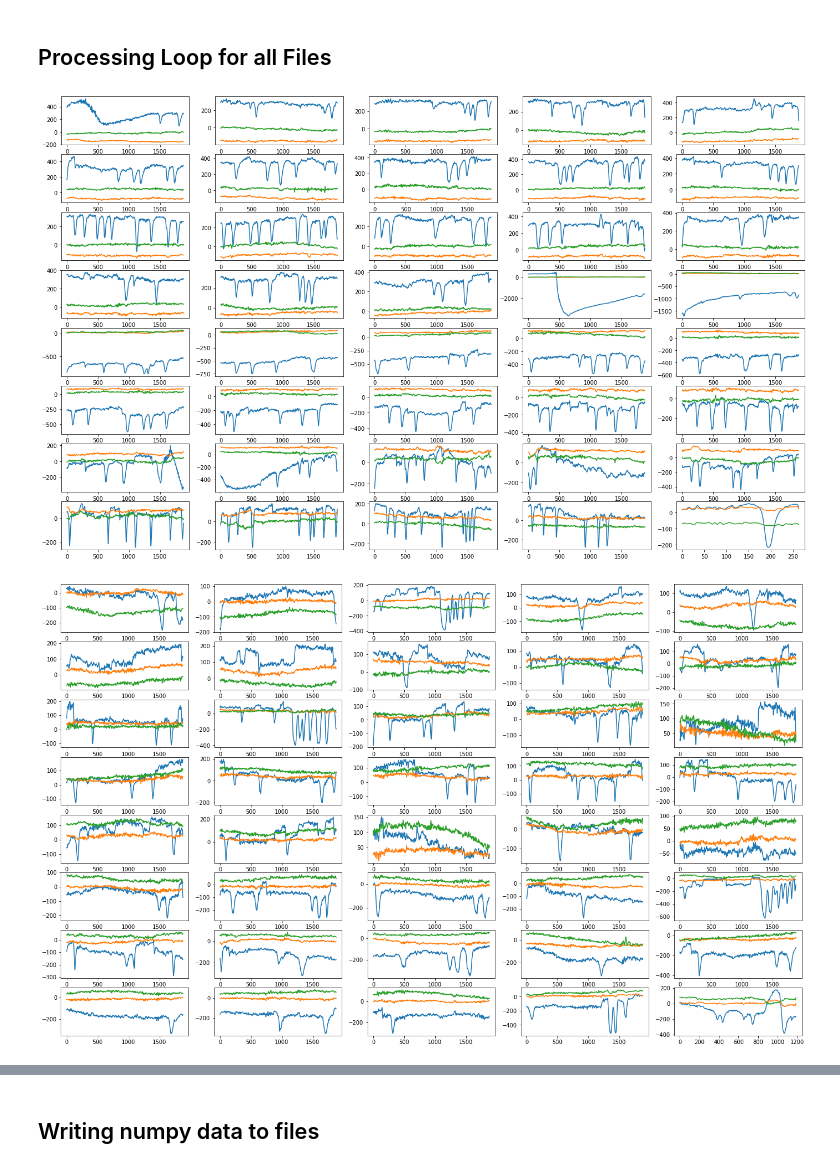
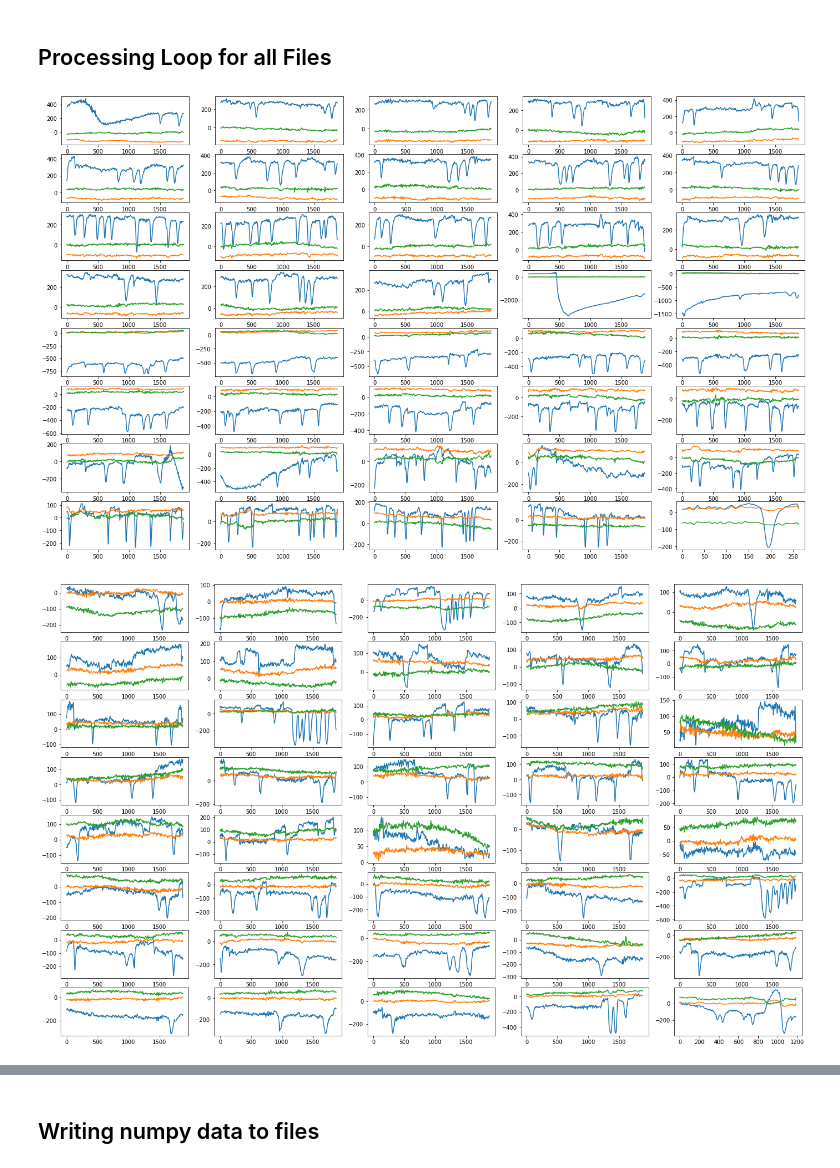
Before and after one commit to scottasut/cogs189-snake-eeg, a Jupyter notebook: processing/processing.ipynb, the cells around one changed output, grey strips where cells are left out. Drawn from its saved outputs; the diff is of its cells as text; code cells hidden in the pictures.

```diff
--- a/processing/processing.ipynb
+++ b/processing/processing.ipynb
@@ -24,7 +24,7 @@ def load_bci_data(path: str) -> pd.DataFrame:
 ## Filtering and Epoching
 # %%
 def filter_signals(df: pd.DataFrame, channels: list) -> pd.DataFrame:
-    b = signal.firwin(numtaps=31, cutoff=[0.1 , 30], pass_zero='bandpass', fs=250)
+    b = signal.firwin(numtaps=51, cutoff=[0.25 , 25], pass_zero='bandpass', fs=250)
     a = 1
     # We will not edit the DataFrame in place.
     result = df.copy()
@@ -64,11 +64,11 @@ def windowed_mean(data: np.array, n_windows: int) -> np.array:
 # %% [markdown]
 ## Processing Loop for all Files
 # %%
-# Find out raw files
+# Find our raw files
 data_files = glob.glob("../data/raw/*.txt")
 signal_channels = ['EXG Channel 0', 'EXG Channel 1', 'EXG Channel 2']
 
-X, y = [], []
+X, y = [], ([0, 1, 0, 1, 1, 0, 0, 1] * 5) * 5
 
 for i, file in enumerate(data_files):
     # Load data from raw files
@@ -90,35 +90,34 @@ for i, file in enumerate(data_files):
     for j, a in enumerate(ax):
         at_epoch = filtered_df[filtered_df['Epoch'] == j].reset_index(drop=True)
         a.plot(at_epoch['EXG Channel 0']);
         a.plot(at_epoch['EXG Channel 1']);
         a.plot(at_epoch['EXG Channel 2']);
     ax.reshape(ax_shape)
     fig.savefig(f'example_epochs_{i + 1}.png');
 
     # Extract baseline and direction signal
     for epoch in filtered_df['Epoch'].unique():
         epoch_data = filtered_df[filtered_df['Epoch'] == epoch]
 
         baseline_signal = extract_baseline_signal(epoch_data)
         direction_signal = extract_direction_signal(epoch_data)
 
         # Baseline correction
-        for channel in signal_channels:
-            direction_signal[channel] = direction_signal[channel] - baseline_signal[channel].mean()
+        # for channel in signal_channels:
+        #     direction_signal[channel] = direction_signal[channel] - baseline_signal[channel].mean()
 
         direction_signal_data = direction_signal[signal_channels].to_numpy().flatten()
 
         # Perform a windowed mean to standardize shape
         direction_signal_data = windowed_mean(direction_signal_data, 1500)
 
         X.append(direction_signal_data)
-        y.append(0 if epoch % 2 == 0 else 1)
 
 X = np.array(X)
 y = np.array(y)
 removed_index = ~np.isnan(X).any(axis=1)
 X = X[removed_index, :]
 y = y[removed_index]
 # %% [output]
-[figure, old version]
+[figure, new version]
-[figure, old version]
+[figure, new version]
```
Also changed, not shown: parts of 1 cell of this notebook, 5 other files.
